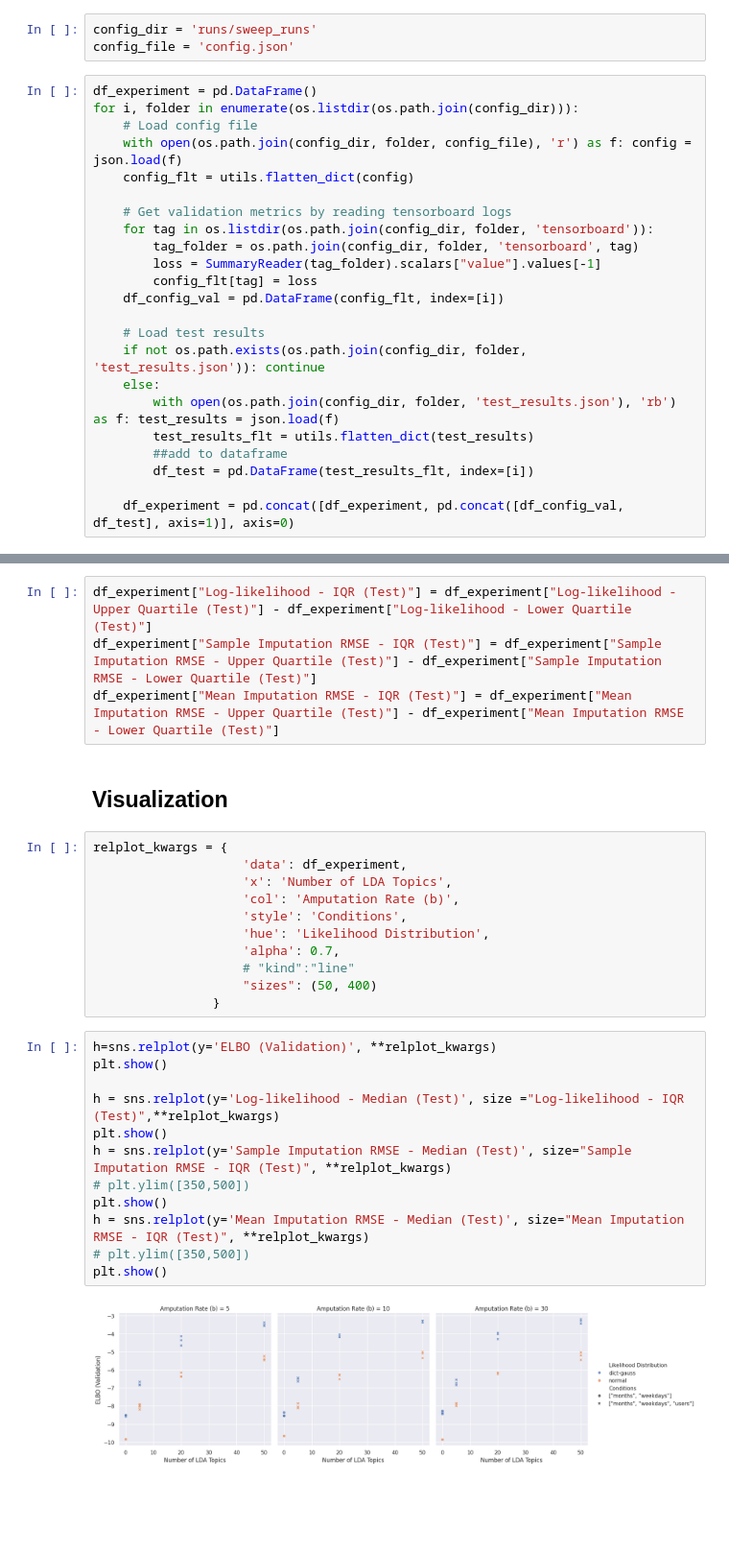
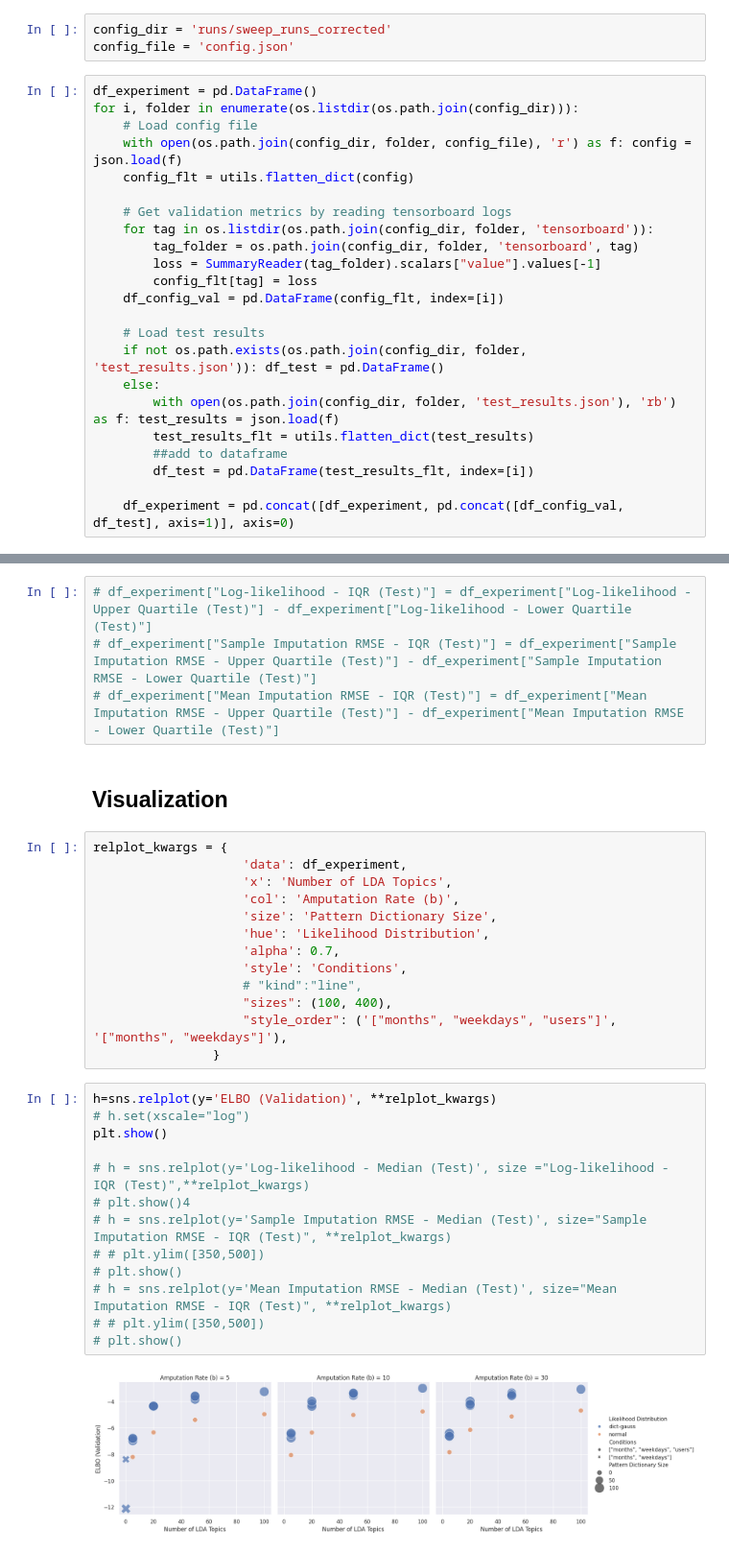
Before and after one commit to kabolat/behavio-temporal-vae, a Jupyter notebook: notebooks/testing.ipynb, the cells around one changed output, grey strips where cells are left out. Shown at 96% size. Drawn from its saved outputs; the diff is of its cells as text; blank space fills up the shorter version.

Commit message:
interpretabel column names and 0 values if not exist

```diff
--- a/notebooks/testing.ipynb
+++ b/notebooks/testing.ipynb
@@ -25,7 +25,7 @@ import src.preprocess_lib as preprocess_lib
 import src.conditioning_lib as conditioning_lib
 from src.user_encoding_lib import UserEncoder
 # %%
-config_dir = 'runs/sweep_runs'
+config_dir = 'runs/sweep_runs_corrected'
 config_file = 'config.json'
 # %%
 df_experiment = pd.DataFrame()
@@ -42,7 +42,7 @@ for i, folder in enumerate(os.listdir(os.path.join(config_dir))):
     df_config_val = pd.DataFrame(config_flt, index=[i])
 
     # Load test results
-    if not os.path.exists(os.path.join(config_dir, folder, 'test_results.json')): continue
+    if not os.path.exists(os.path.join(config_dir, folder, 'test_results.json')): df_test = pd.DataFrame()
     else:
         with open(os.path.join(config_dir, folder, 'test_results.json'), 'rb') as f: test_results = json.load(f)
         test_results_flt = utils.flatten_dict(test_results)
@@ -106,9 +90,9 @@ df_experiment.loc[df_experiment["Conditions"].apply(lambda x: "users" not in x),
 ## if df_expermient["Likelihood Distribution"] is not "dict-gauss", replace def_experiment['Pattern Dictionary Size'] with 0
 df_experiment.loc[df_experiment["Likelihood Distribution"] != "dict-gauss", "Pattern Dictionary Size"] = 0
 # %%
-df_experiment["Log-likelihood - IQR (Test)"] = df_experiment["Log-likelihood - Upper Quartile (Test)"] - df_experiment["Log-likelihood - Lower Quartile (Test)"]
-df_experiment["Sample Imputation RMSE - IQR (Test)"] = df_experiment["Sample Imputation RMSE - Upper Quartile (Test)"] - df_experiment["Sample Imputation RMSE - Lower Quartile (Test)"]
-df_experiment["Mean Imputation RMSE - IQR (Test)"] = df_experiment["Mean Imputation RMSE - Upper Quartile (Test)"] - df_experiment["Mean Imputation RMSE - Lower Quartile (Test)"]
+# df_experiment["Log-likelihood - IQR (Test)"] = df_experiment["Log-likelihood - Upper Quartile (Test)"] - df_experiment["Log-likelihood - Lower Quartile (Test)"]
+# df_experiment["Sample Imputation RMSE - IQR (Test)"] = df_experiment["Sample Imputation RMSE - Upper Quartile (Test)"] - df_experiment["Sample Imputation RMSE - Lower Quartile (Test)"]
+# df_experiment["Mean Imputation RMSE - IQR (Test)"] = df_experiment["Mean Imputation RMSE - Upper Quartile (Test)"] - df_experiment["Mean Imputation RMSE - Lower Quartile (Test)"]
 # %% [markdown]
 ## Visualization
 # %%
@@ -116,23 +100,26 @@ relplot_kwargs = {
                     'data': df_experiment,
                     'x': 'Number of LDA Topics',
                     'col': 'Amputation Rate (b)',
-                    'style': 'Conditions',
+                    'size': 'Pattern Dictionary Size',
                     'hue': 'Likelihood Distribution',
                     'alpha': 0.7,
-                    # "kind":"line"
-                    "sizes": (50, 400)
+                    'style': 'Conditions',
+                    # "kind":"line",
+                    "sizes": (100, 400),
+                    "style_order": ('["months", "weekdays", "users"]', '["months", "weekdays"]'),
                 }
 # %%
 h=sns.relplot(y='ELBO (Validation)', **relplot_kwargs)
+# h.set(xscale="log")
 plt.show()
 
-h = sns.relplot(y='Log-likelihood - Median (Test)', size ="Log-likelihood - IQR (Test)",**relplot_kwargs)
-plt.show()
-h = sns.relplot(y='Sample Imputation RMSE - Median (Test)', size="Sample Imputation RMSE - IQR (Test)", **relplot_kwargs)
-# plt.ylim([350,500])
-plt.show()
-h = sns.relplot(y='Mean Imputation RMSE - Median (Test)', size="Mean Imputation RMSE - IQR (Test)", **relplot_kwargs)
-# plt.ylim([350,500])
-plt.show()
+# h = sns.relplot(y='Log-likelihood - Median (Test)', size ="Log-likelihood - IQR (Test)",**relplot_kwargs)
+# plt.show()4
+# h = sns.relplot(y='Sample Imputation RMSE - Median (Test)', size="Sample Imputation RMSE - IQR (Test)", **relplot_kwargs)
+# # plt.ylim([350,500])
+# plt.show()
+# h = sns.relplot(y='Mean Imputation RMSE - Median (Test)', size="Mean Imputation RMSE - IQR (Test)", **relplot_kwargs)
+# # plt.ylim([350,500])
+# plt.show()
 # %% [output]
-[figure, old version]
+[figure, new version]
```
Also changed, not shown: parts of 2 cells of this notebook.
